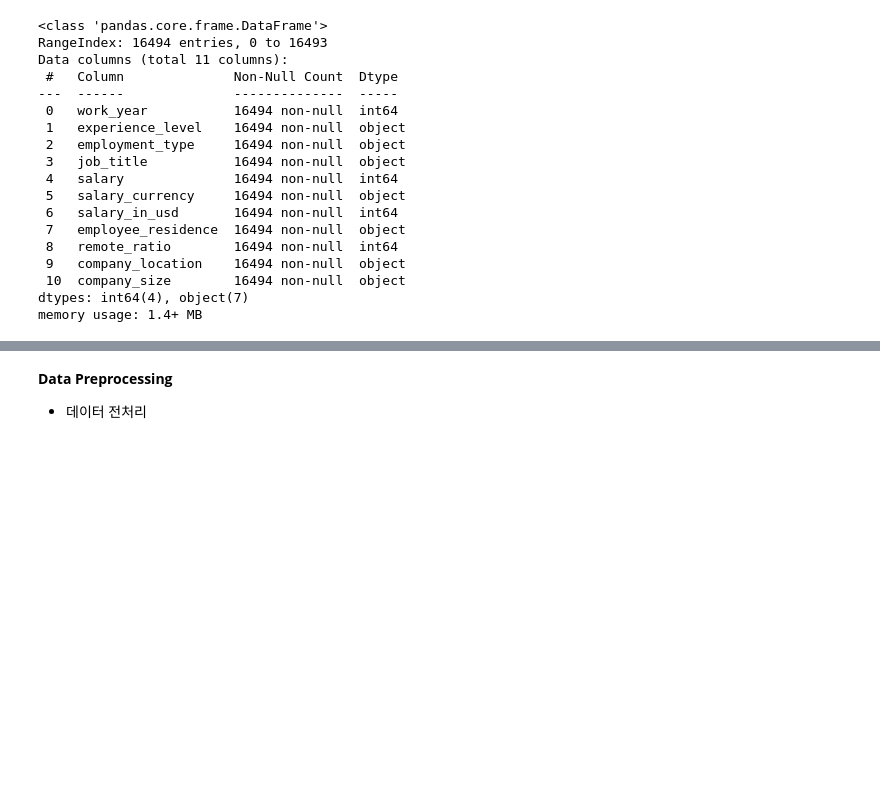
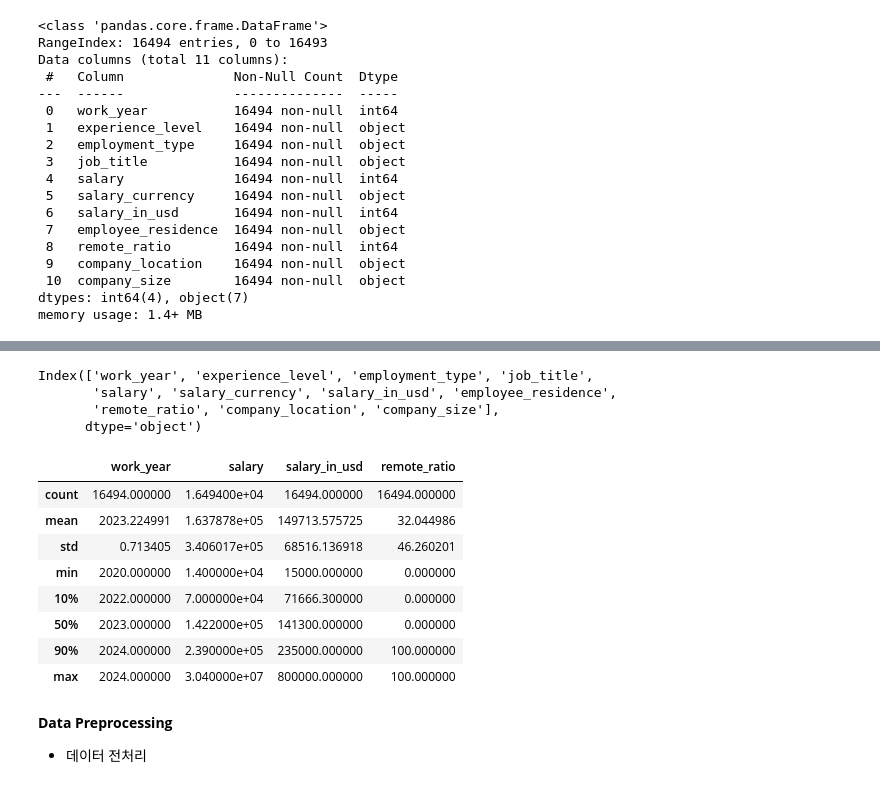
Before and after one commit to YEON2020/to_localtest, a Jupyter notebook: 안연수_2024ML엔지니어급여통계.ipynb, the cells around one changed output, grey strips where cells are left out. Saved outputs shown, nothing was run; the diff lists cells and outputs as text; code cells hidden in the pictures; blank space fills up the shorter version.

```diff
--- a/안연수_2024ML엔지니어급여통계.ipynb
+++ b/안연수_2024ML엔지니어급여통계.ipynb
@@ -105,3 +110,22 @@ salaries_df.head()
+# %%
+salaries_df.columns
+# %% [output]
+Index(['work_year', 'experience_level', 'employment_type', 'job_title',
+       'salary', 'salary_currency', 'salary_in_usd', 'employee_residence',
+       'remote_ratio', 'company_location', 'company_size'],
+      dtype='object')
+# %%
+salaries_df.describe(percentiles= [.1, .9])
+# %% [output]
+|  | work_year | salary | salary_in_usd | remote_ratio |
+| count | 16494.000000 | 1.649400e+04 | 16494.000000 | 16494.000000 |
+| mean | 2023.224991 | 1.637878e+05 | 149713.575725 | 32.044986 |
+| std | 0.713405 | 3.406017e+05 | 68516.136918 | 46.260201 |
+| min | 2020.000000 | 1.400000e+04 | 15000.000000 | 0.000000 |
+| 10% | 2022.000000 | 7.000000e+04 | 71666.300000 | 0.000000 |
+| 50% | 2023.000000 | 1.422000e+05 | 141300.000000 | 0.000000 |
+| 90% | 2024.000000 | 2.390000e+05 | 235000.000000 | 100.000000 |
+| max | 2024.000000 | 3.040000e+07 | 800000.000000 | 100.000000 |
 # %% [markdown]
 **Data Preprocessing**
 
```
Also changed, not shown: parts of 8 cells of this notebook.
